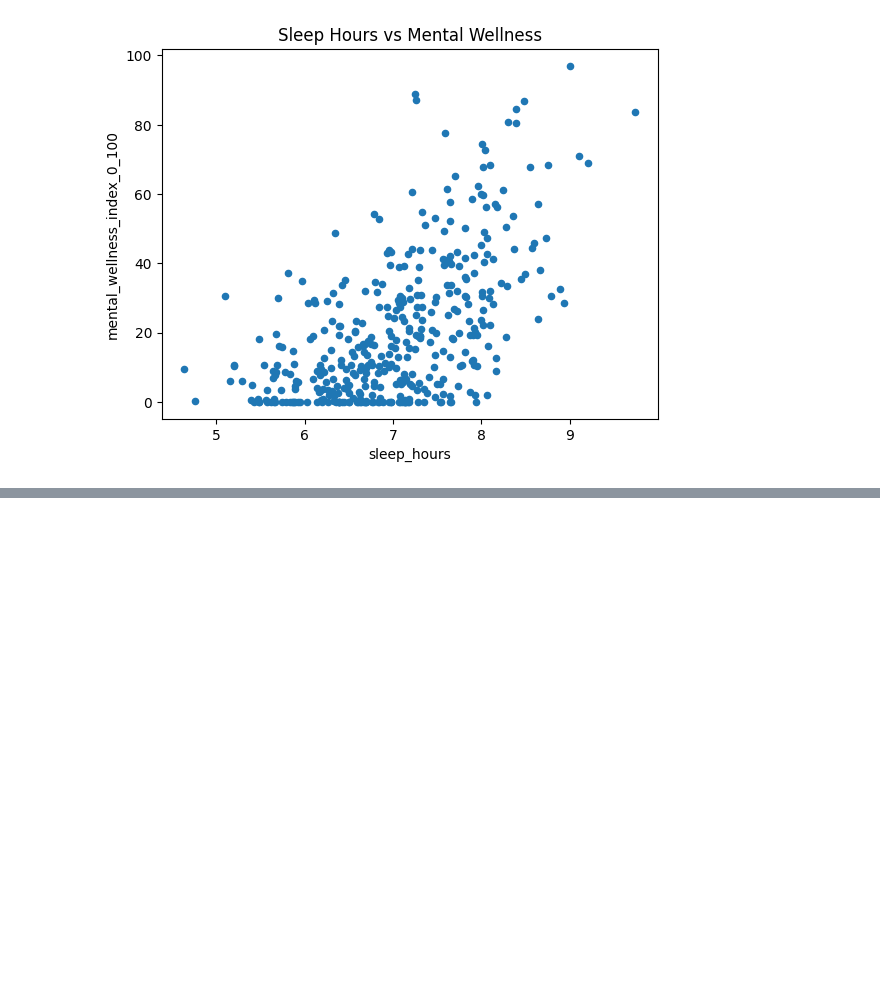
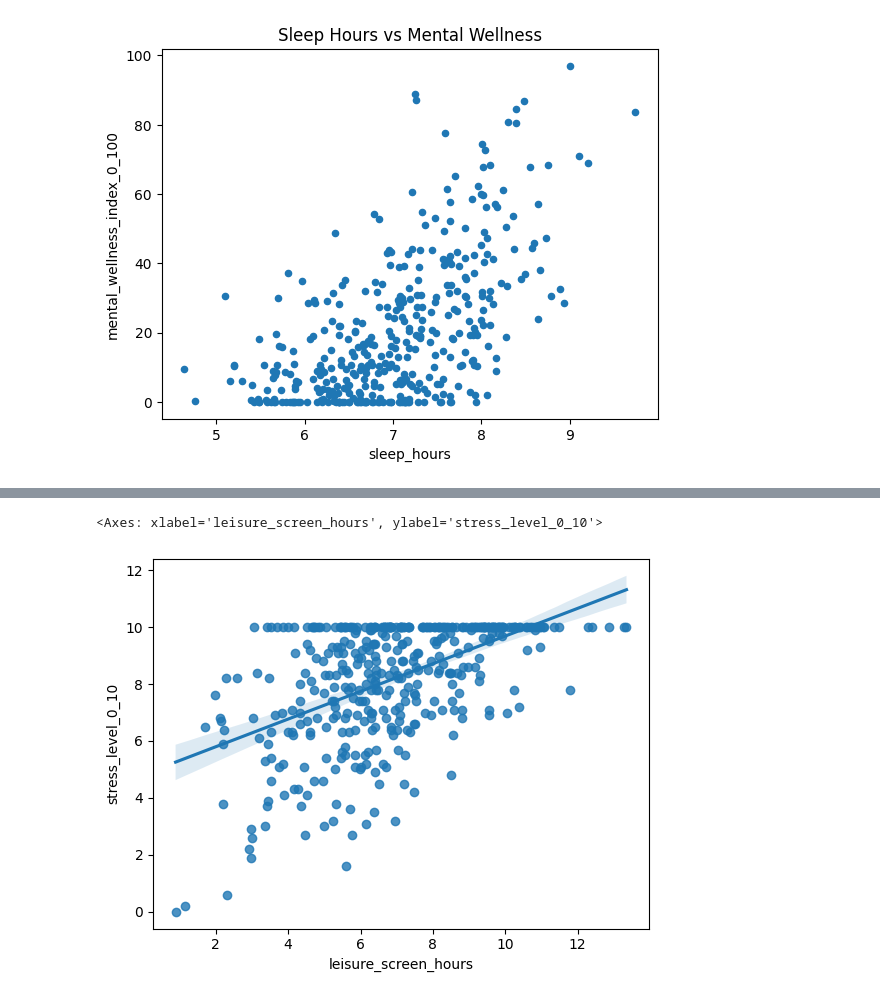
Before and after one commit to sharmakarishma1210-cmyk/screentime-vs-mentalwellness, a Jupyter notebook: kaggle.ipynb, the cells around one changed output, grey strips where cells are left out. Saved outputs shown, nothing was run; the diff lists cells and outputs as text; code cells hidden in the pictures; blank space fills up the shorter version.

```diff
--- a/kaggle.ipynb
+++ b/kaggle.ipynb
@@ -105,0 +74,6 @@ plt.show()
+# %%
+# sns.regplot(x="work_screen_hours", y="stress_level_0_10", data=df)
+sns.regplot(x="leisure_screen_hours", y="stress_level_0_10", data=df)
+# %% [output]
+<Axes: xlabel='leisure_screen_hours', ylabel='stress_level_0_10'>
+[figure, added]
```
Also changed, not shown: parts of 28 cells of this notebook.
